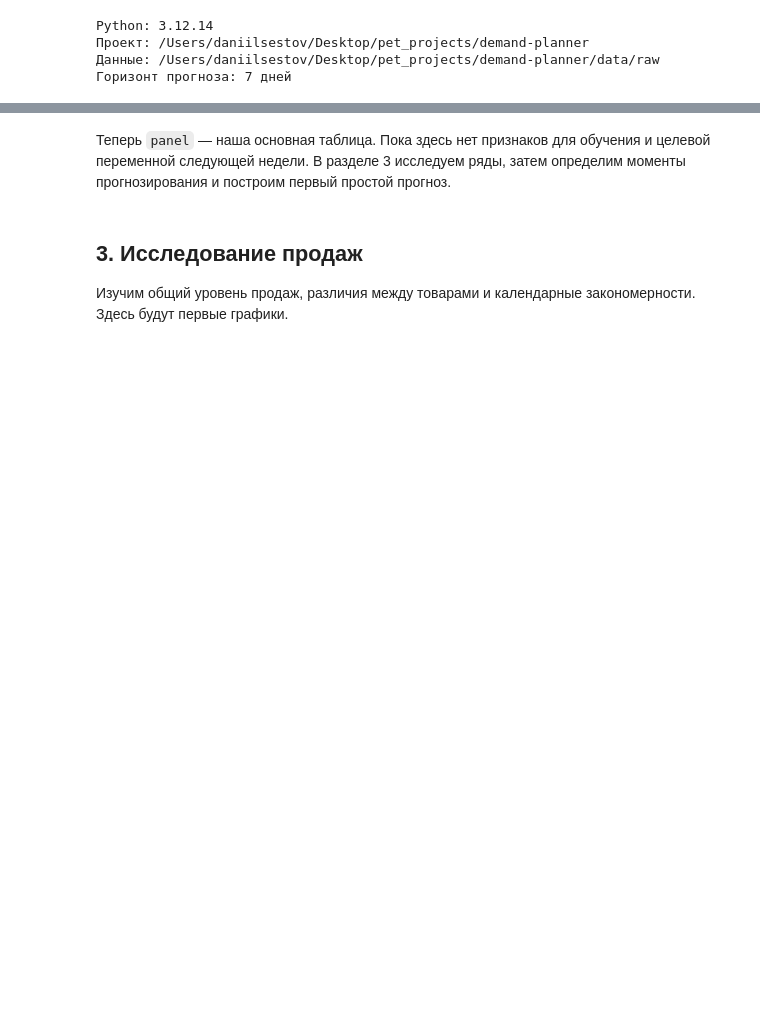
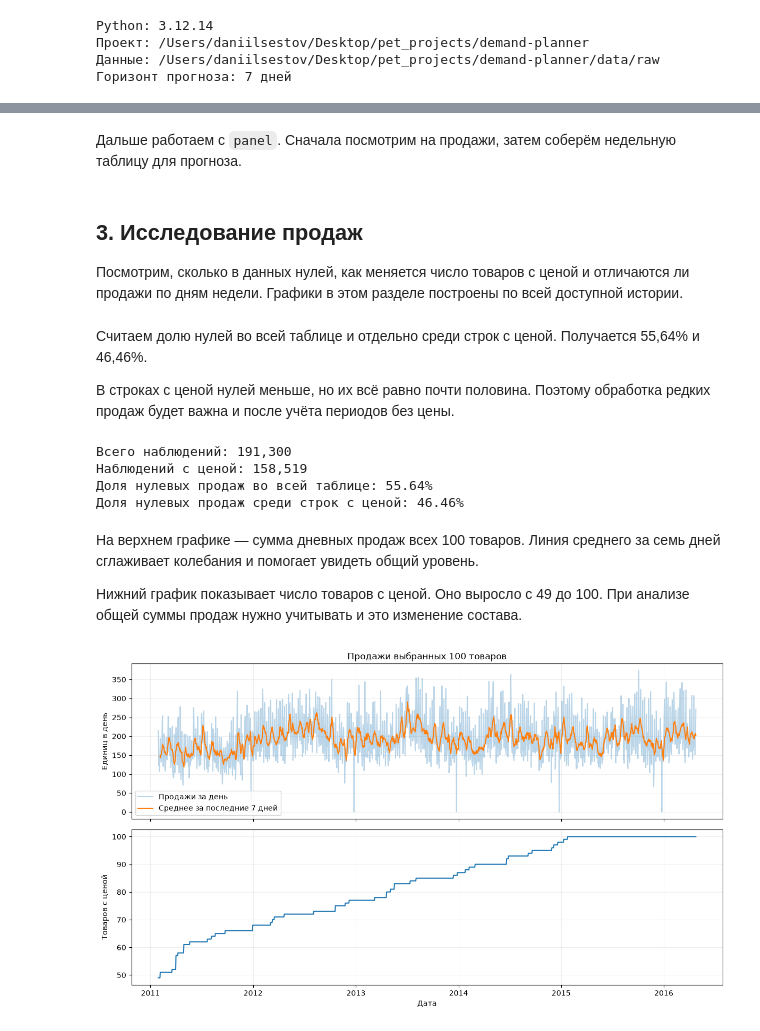
Before and after one commit to dannya220/demand-planner, a Jupyter notebook: notebooks/01_exploration.ipynb, the cells around one changed output, grey strips where cells are left out. Drawn from its saved outputs; the diff is of its cells as text; code cells hidden in the pictures; blank space fills up the shorter version.

```diff
--- a/notebooks/01_exploration.ipynb
+++ b/notebooks/01_exploration.ipynb
@@ -147,6 +237,62 @@ print(f'Выбранные товары: {selected_items_path.name}')
 # %% [markdown]
-Теперь `panel` — наша основная таблица. Пока здесь нет признаков для обучения и целевой переменной следующей недели. В разделе 3 исследуем ряды, затем определим моменты прогнозирования и построим первый простой прогноз.
+Дальше работаем с `panel`. Сначала посмотрим на продажи, затем соберём недельную таблицу для прогноза.
 # %% [markdown]
 ## 3. Исследование продаж
 
-Изучим общий уровень продаж, различия между товарами и календарные закономерности. Здесь будут первые графики.
+Посмотрим, сколько в данных нулей, как меняется число товаров с ценой и отличаются ли продажи по дням недели. Графики в этом разделе построены по всей доступной истории.
+# %% [markdown]
+Считаем долю нулей во всей таблице и отдельно среди строк с ценой. Получается 55,64% и 46,46%.
+
+В строках с ценой нулей меньше, но их всё равно почти половина. Поэтому обработка редких продаж будет важна и после учёта периодов без цены.
+# %%
+has_price = panel["price_available"]
+
+zero_share_all = panel["sales"].eq(0).mean()
+zero_share_with_price = panel.loc[has_price, "sales"].eq(0).mean()
+
+print(f"Всего наблюдений: {len(panel):,}")
+print(f"Наблюдений с ценой: {has_price.sum():,}")
+print(f"Доля нулевых продаж во всей таблице: {zero_share_all:.2%}")
+print(f"Доля нулевых продаж среди строк с ценой: {zero_share_with_price:.2%}")
+# %% [output]
+Всего наблюдений: 191,300
+Наблюдений с ценой: 158,519
+Доля нулевых продаж во всей таблице: 55.64%
+Доля нулевых продаж среди строк с ценой: 46.46%
+# %% [markdown]
+На верхнем графике — сумма дневных продаж всех 100 товаров. Линия среднего за семь дней сглаживает колебания и помогает увидеть общий уровень.
+
+Нижний график показывает число товаров с ценой. Оно выросло с 49 до 100. При анализе общей суммы продаж нужно учитывать и это изменение состава.
+# %%
+daily = panel.groupby("date").agg(
+    total_sales=("sales", "sum"),
+    products_with_price=("price_available", "sum"),
+)
+
+fig, axes = plt.subplots(2, 1, figsize=(12, 7), sharex=True)
+
+axes[0].plot(
+    daily.index,
+    daily["total_sales"],
+    alpha=0.3,
+    label="Продажи за день",
+)
+axes[0].plot(
+    daily.index,
+    daily["total_sales"].rolling(7).mean(),
+    label="Среднее за последние 7 дней",
+)
+axes[0].set_title("Продажи выбранных 100 товаров")
+axes[0].set_ylabel("Единиц в день")
+axes[0].legend()
+axes[0].grid(alpha=0.2)
+
+axes[1].plot(daily.index, daily["products_with_price"])
+axes[1].set_ylabel("Товаров с ценой")
+axes[1].set_xlabel("Дата")
+axes[1].grid(alpha=0.2)
+
+plt.tight_layout()
+plt.show()
+# %% [output]
+[figure, added]
```
Also changed, not shown: parts of 71 cells of this notebook, 15 other files.
